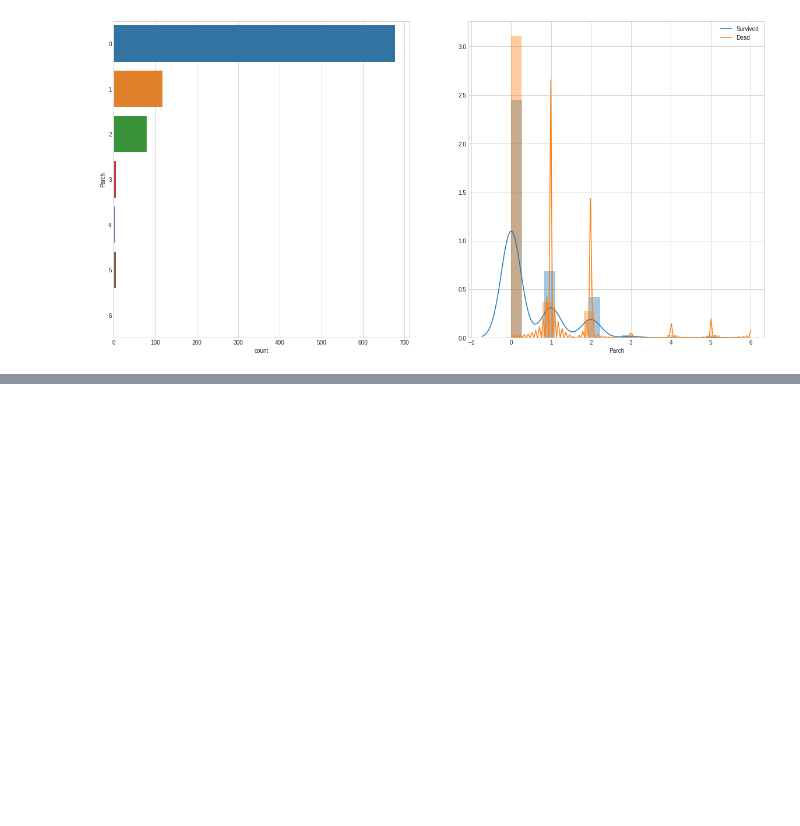
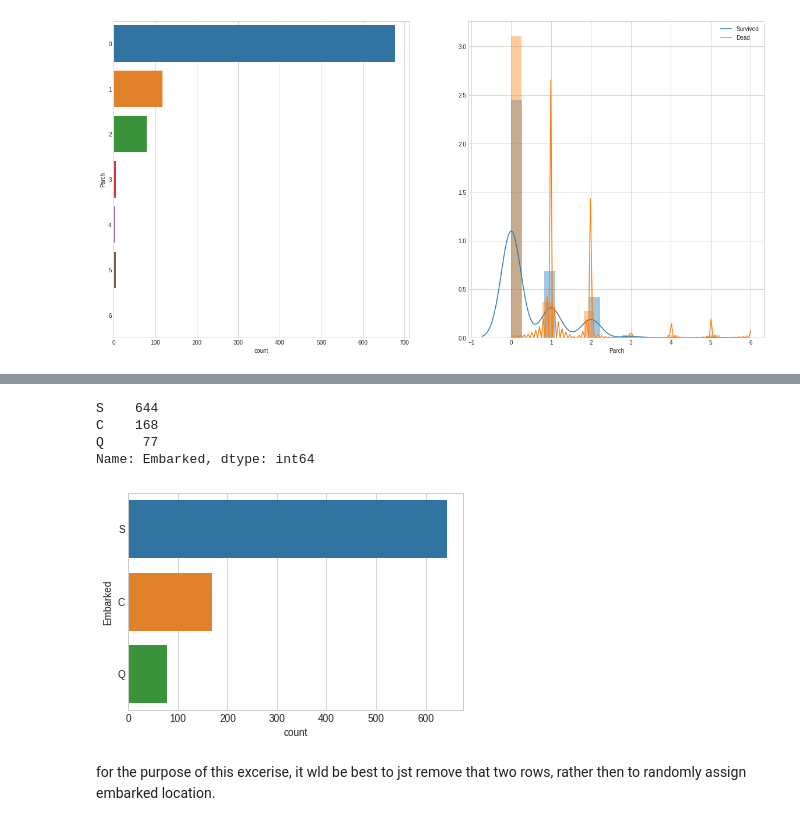
Before and after one commit to felstuff/BackToBasic, a Jupyter notebook: TitanicExplloratory.ipynb, the cells around one changed output, grey strips where cells are left out. Saved outputs shown, nothing was run; the diff lists cells and outputs as text; code cells hidden in the pictures; blank space fills up the shorter version.

```diff
--- a/TitanicExplloratory.ipynb
+++ b/TitanicExplloratory.ipynb
@@ -373,0 +505,15 @@ df_con.head()
+# %%
+train.Embarked.value_counts()
+#mindful that there're 3 locations that the passenger boarded
+# %% [output]
+S    644
+C    168
+Q     77
+Name: Embarked, dtype: int64
+# %%
+#What kind of value are in Embarked?
+sns.countplot(y='Embarked', data=train);
+# %% [output]
+[figure, added]
+# %% [markdown]
+for the purpose of this excerise, it wld be best to jst remove that two rows, rather then to randomly assign embarked location.
```
Also changed, not shown: parts of 27 cells of this notebook.
